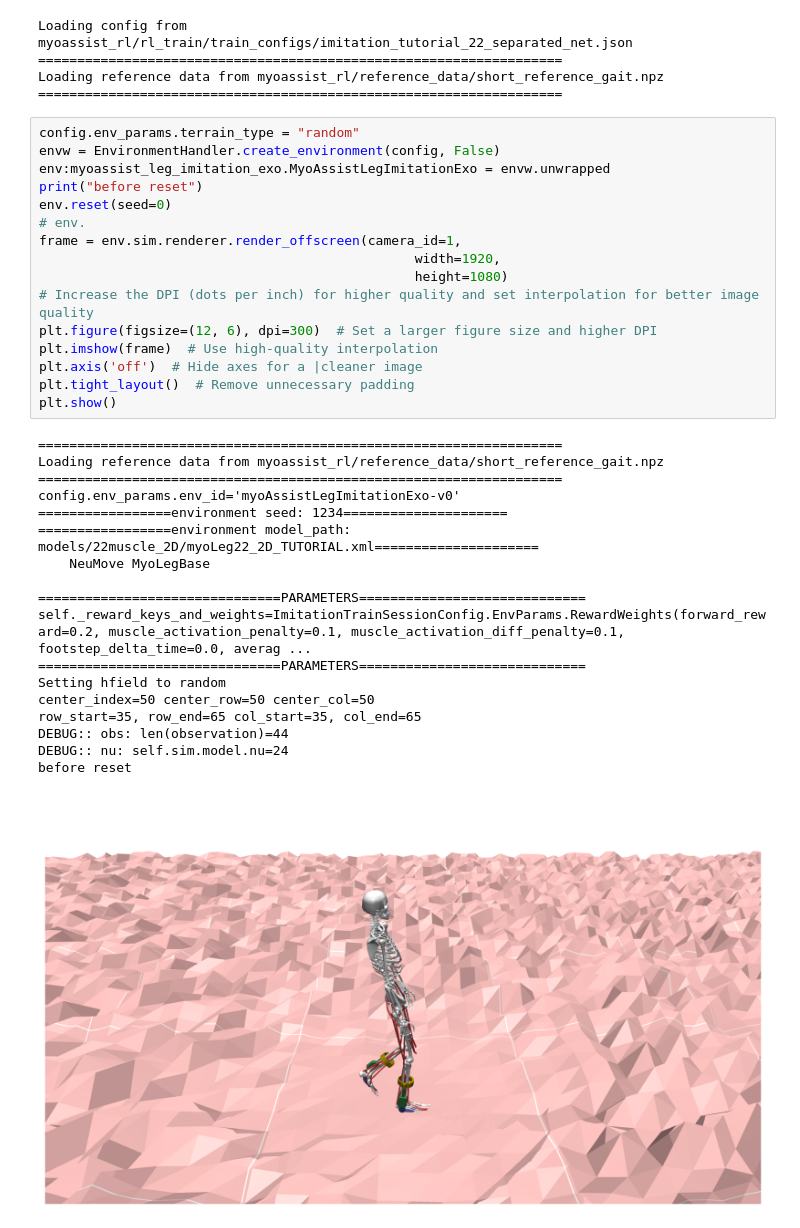
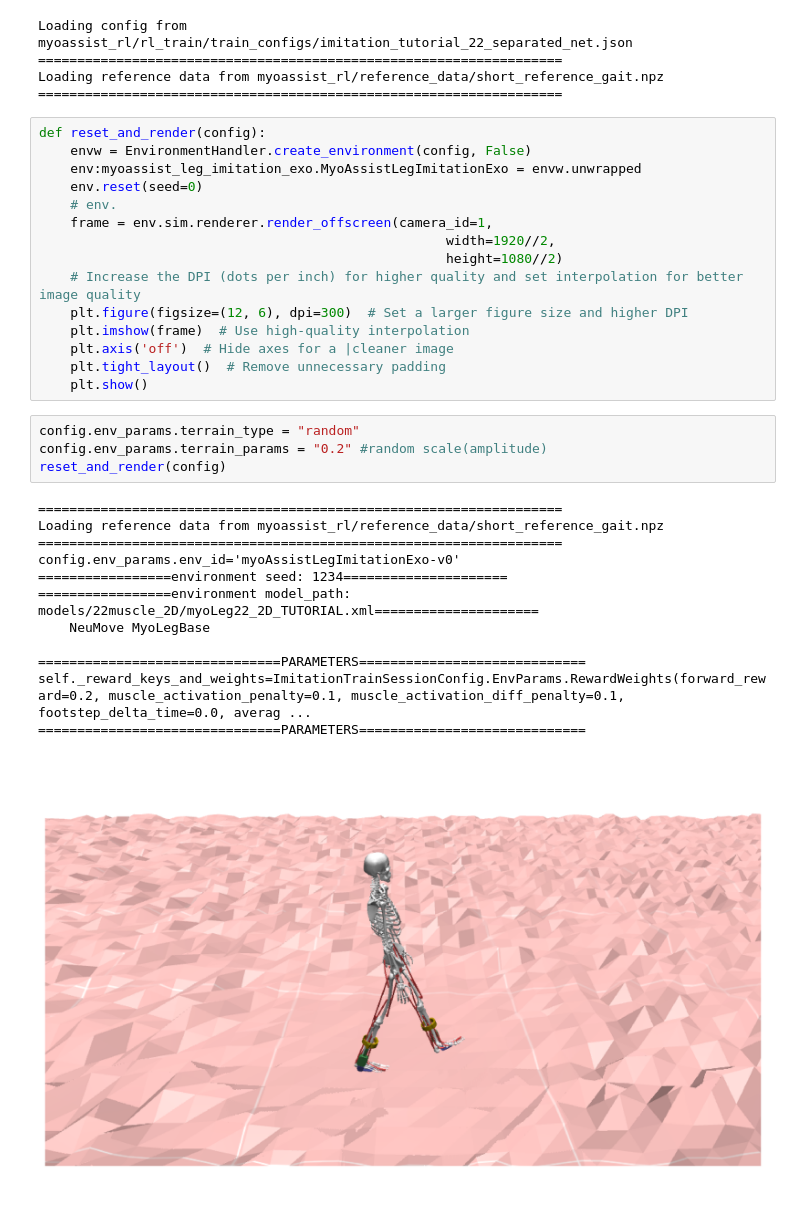
Before and after one commit to neumovelab/myoassist, a Jupyter notebook: docs/rl_terrain_tutorial.ipynb, the cells around one changed output. Drawn from its saved outputs; the diff is of its cells as text; blank space fills up the shorter version.

Commit message:
terrain parameter

```diff
--- a/docs/rl_terrain_tutorial.ipynb
+++ b/docs/rl_terrain_tutorial.ipynb
@@ -49,37 +49,34 @@ Loading config from myoassist_rl/rl_train/train_configs/imitation_tutorial_22_se
 Loading reference data from myoassist_rl/reference_data/short_reference_gait.npz
 ===================================================================
 # %%
-config.env_params.terrain_type = "random"
-envw = EnvironmentHandler.create_environment(config, False)
-env:myoassist_leg_imitation_exo.MyoAssistLegImitationExo = envw.unwrapped
-print("before reset")
-env.reset(seed=0)
-# env.
-frame = env.sim.renderer.render_offscreen(camera_id=1,
-                                                width=1920,
-                                                height=1080)
-# Increase the DPI (dots per inch) for higher quality and set interpolation for better image quality
-plt.figure(figsize=(12, 6), dpi=300)  # Set a larger figure size and higher DPI
-plt.imshow(frame)  # Use high-quality interpolation
-plt.axis('off')  # Hide axes for a |cleaner image
-plt.tight_layout()  # Remove unnecessary padding
-plt.show()
+def reset_and_render(config):
+    envw = EnvironmentHandler.create_environment(config, False)
+    env:myoassist_leg_imitation_exo.MyoAssistLegImitationExo = envw.unwrapped
+    env.reset(seed=0)
+    # env.
+    frame = env.sim.renderer.render_offscreen(camera_id=1,
+                                                    width=1920//2,
+                                                    height=1080//2)
+    # Increase the DPI (dots per inch) for higher quality and set interpolation for better image quality
+    plt.figure(figsize=(12, 6), dpi=300)  # Set a larger figure size and higher DPI
+    plt.imshow(frame)  # Use high-quality interpolation
+    plt.axis('off')  # Hide axes for a |cleaner image
+    plt.tight_layout()  # Remove unnecessary padding
+    plt.show()
-# %% [output]
-===================================================================
-Loading reference data from myoassist_rl/reference_data/short_reference_gait.npz
-===================================================================
-config.env_params.env_id='myoAssistLegImitationExo-v0'
-=================environment seed: 1234=====================
-=================environment model_path: models/22muscle_2D/myoLeg22_2D_TUTORIAL.xml=====================
-    NeuMove MyoLegBase
-
-===============================PARAMETERS=============================
-self._reward_keys_and_weights=ImitationTrainSessionConfig.EnvParams.RewardWeights(forward_reward=0.2, muscle_activation_penalty=0.1, muscle_activation_diff_penalty=0.1, footstep_delta_time=0.0, averag ...
-===============================PARAMETERS=============================
-Setting hfield to random
-center_index=50 center_row=50 center_col=50
-row_start=35, row_end=65 col_start=35, col_end=65
-DEBUG:: obs: len(observation)=44
-DEBUG:: nu: self.sim.model.nu=24
-before reset
-[figure, removed]
+# %%
+config.env_params.terrain_type = "random"
+config.env_params.terrain_params = "0.2" #random scale(amplitude)
+reset_and_render(config)
+# %% [output]
+===================================================================
+Loading reference data from myoassist_rl/reference_data/short_reference_gait.npz
+===================================================================
+config.env_params.env_id='myoAssistLegImitationExo-v0'
+=================environment seed: 1234=====================
+=================environment model_path: models/22muscle_2D/myoLeg22_2D_TUTORIAL.xml=====================
+    NeuMove MyoLegBase
+
+===============================PARAMETERS=============================
+self._reward_keys_and_weights=ImitationTrainSessionConfig.EnvParams.RewardWeights(forward_reward=0.2, muscle_activation_penalty=0.1, muscle_activation_diff_penalty=0.1, footstep_delta_time=0.0, averag ...
+===============================PARAMETERS=============================
+[figure, added]
```
Also changed, not shown: parts of 3 cells of this notebook, 7 other files.
